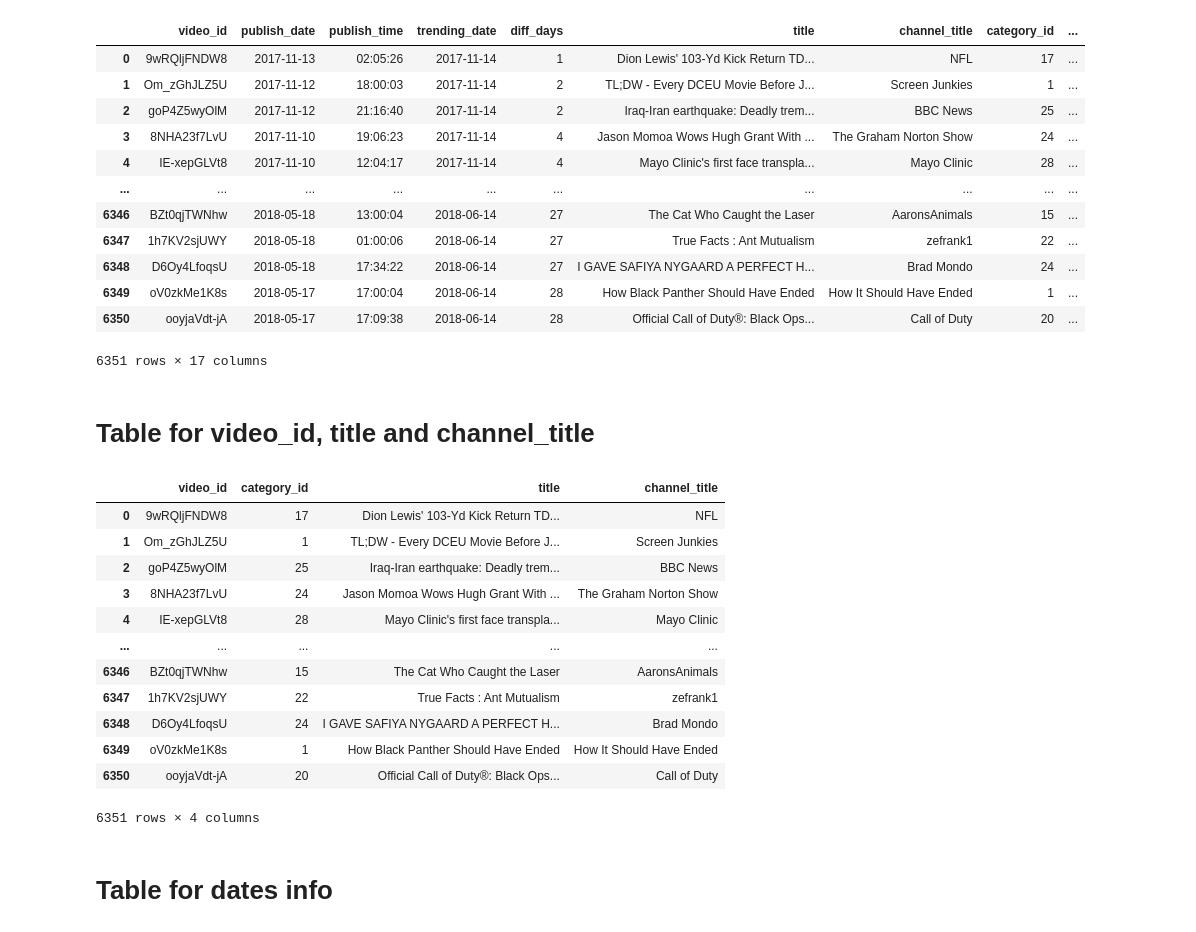
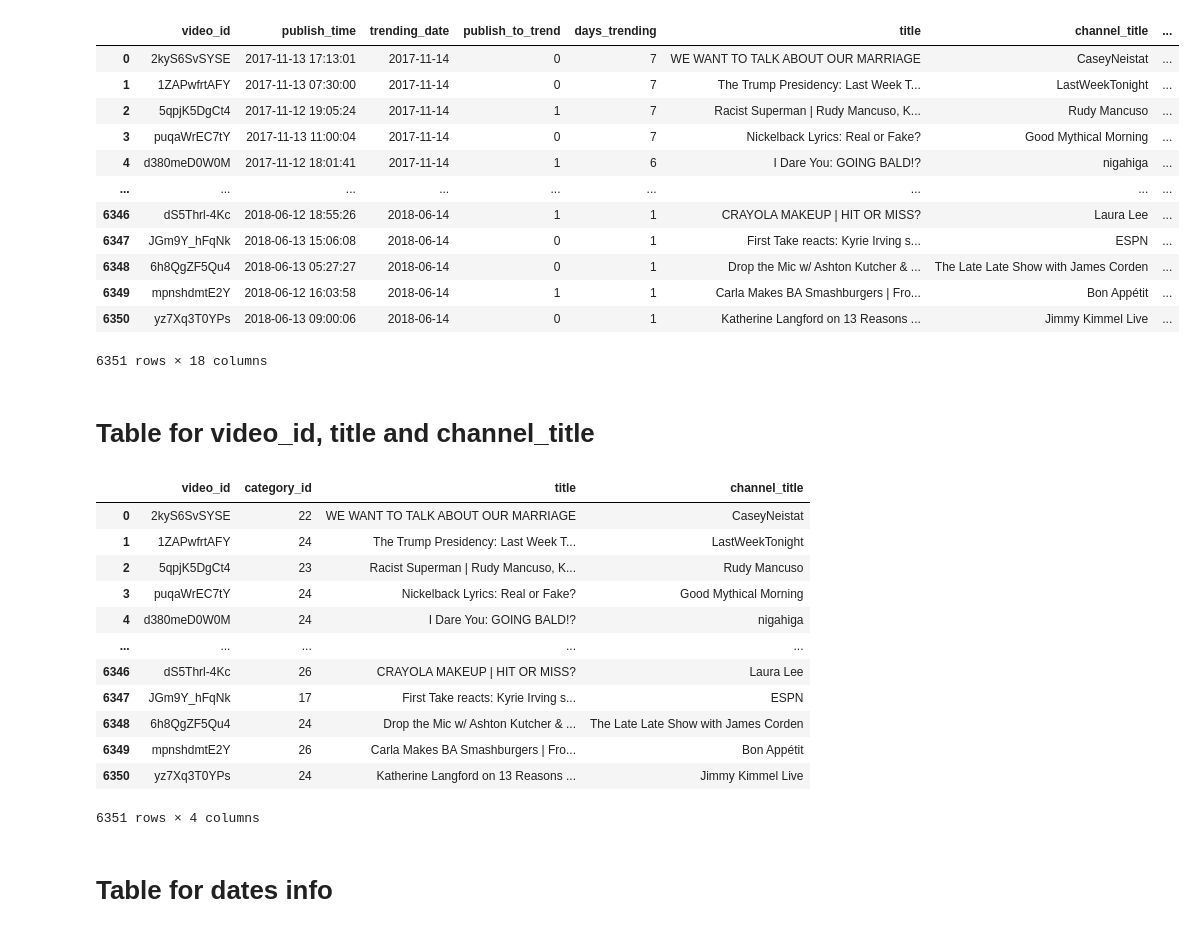
Before and after one commit to GFAmsterdam/Youtube_Trending_Video_Analysis, a Jupyter notebook: Ming/SQL_table_sample/sql_tables.ipynb, the cells around one changed output. Saved outputs shown, nothing was run; the diff lists cells and outputs as text; code cells hidden in the pictures.

Commit message:
updated schema.sql, sql_table.ipynb, US_videos_cleaning_ipynb, exploratory_analysis.ipynb

```diff
--- a/Ming/SQL_table_sample/sql_tables.ipynb
+++ b/Ming/SQL_table_sample/sql_tables.ipynb
@@ -4,23 +4,23 @@ import psycopg2
 from getpass import getpass
 from sqlalchemy import create_engine
 # %%
-file = "../Data/us_videos_cleaned.csv"
+file = "../Data/us_videos_cleaned_2.csv"
 df = pd.read_csv(file)
 df
 # %% [output]
-|  | video_id | publish_date | publish_time | trending_date | diff_days | title | channel_title | category_id | ... |
-| 0 | 9wRQljFNDW8 | 2017-11-13 | 02:05:26 | 2017-11-14 | 1 | Dion Lewis' 103-Yd Kick Return TD... | NFL | 17 | ... |
-| 1 | Om_zGhJLZ5U | 2017-11-12 | 18:00:03 | 2017-11-14 | 2 | TL;DW - Every DCEU Movie Before J... | Screen Junkies | 1 | ... |
-| 2 | goP4Z5wyOlM | 2017-11-12 | 21:16:40 | 2017-11-14 | 2 | Iraq-Iran earthquake: Deadly trem... | BBC News | 25 | ... |
-| 3 | 8NHA23f7LvU | 2017-11-10 | 19:06:23 | 2017-11-14 | 4 | Jason Momoa Wows Hugh Grant With ... | The Graham Norton Show | 24 | ... |
-| 4 | IE-xepGLVt8 | 2017-11-10 | 12:04:17 | 2017-11-14 | 4 | Mayo Clinic's first face transpla... | Mayo Clinic | 28 | ... |
-| ... | ... | ... | ... | ... | ... | ... | ... | ... | ... |
-| 6346 | BZt0qjTWNhw | 2018-05-18 | 13:00:04 | 2018-06-14 | 27 | The Cat Who Caught the Laser | AaronsAnimals | 15 | ... |
-| 6347 | 1h7KV2sjUWY | 2018-05-18 | 01:00:06 | 2018-06-14 | 27 | True Facts : Ant Mutualism | zefrank1 | 22 | ... |
-| 6348 | D6Oy4LfoqsU | 2018-05-18 | 17:34:22 | 2018-06-14 | 27 | I GAVE SAFIYA NYGAARD A PERFECT H... | Brad Mondo | 24 | ... |
-| 6349 | oV0zkMe1K8s | 2018-05-17 | 17:00:04 | 2018-06-14 | 28 | How Black Panther Should Have Ended | How It Should Have Ended | 1 | ... |
-| 6350 | ooyjaVdt-jA | 2018-05-17 | 17:09:38 | 2018-06-14 | 28 | Official Call of Duty®: Black Ops... | Call of Duty | 20 | ... |
+|  | video_id | publish_time | trending_date | publish_to_trend | days_trending | title | channel_title | ... |
+| 0 | 2kyS6SvSYSE | 2017-11-13 17:13:01 | 2017-11-14 | 0 | 7 | WE WANT TO TALK ABOUT OUR MARRIAGE | CaseyNeistat | ... |
+| 1 | 1ZAPwfrtAFY | 2017-11-13 07:30:00 | 2017-11-14 | 0 | 7 | The Trump Presidency: Last Week T... | LastWeekTonight | ... |
+| 2 | 5qpjK5DgCt4 | 2017-11-12 19:05:24 | 2017-11-14 | 1 | 7 | Racist Superman | Rudy Mancuso, K... | Rudy Mancuso | ... |
+| 3 | puqaWrEC7tY | 2017-11-13 11:00:04 | 2017-11-14 | 0 | 7 | Nickelback Lyrics: Real or Fake? | Good Mythical Morning | ... |
+| 4 | d380meD0W0M | 2017-11-12 18:01:41 | 2017-11-14 | 1 | 6 | I Dare You: GOING BALD!? | nigahiga | ... |
+| ... | ... | ... | ... | ... | ... | ... | ... | ... |
+| 6346 | dS5Thrl-4Kc | 2018-06-12 18:55:26 | 2018-06-14 | 1 | 1 | CRAYOLA MAKEUP | HIT OR MISS? | Laura Lee | ... |
+| 6347 | JGm9Y_hFqNk | 2018-06-13 15:06:08 | 2018-06-14 | 0 | 1 | First Take reacts: Kyrie Irving s... | ESPN | ... |
+| 6348 | 6h8QgZF5Qu4 | 2018-06-13 05:27:27 | 2018-06-14 | 0 | 1 | Drop the Mic w/ Ashton Kutcher & ... | The Late Late Show with James Corden | ... |
+| 6349 | mpnshdmtE2Y | 2018-06-12 16:03:58 | 2018-06-14 | 1 | 1 | Carla Makes BA Smashburgers | Fro... | Bon Appétit | ... |
+| 6350 | yz7Xq3T0YPs | 2018-06-13 09:00:06 | 2018-06-14 | 0 | 1 | Katherine Langford on 13 Reasons ... | Jimmy Kimmel Live | ... |
-6351 rows × 17 columns
+6351 rows × 18 columns
 # %% [markdown]
 # Table for video_id, title and channel_title
 # %%
@@ -28,17 +28,17 @@ title_df = df[['video_id', 'category_id', 'title', 'channel_title']]
 title_df
 # %% [output]
 |  | video_id | category_id | title | channel_title |
-| 0 | 9wRQljFNDW8 | 17 | Dion Lewis' 103-Yd Kick Return TD... | NFL |
-| 1 | Om_zGhJLZ5U | 1 | TL;DW - Every DCEU Movie Before J... | Screen Junkies |
-| 2 | goP4Z5wyOlM | 25 | Iraq-Iran earthquake: Deadly trem... | BBC News |
-| 3 | 8NHA23f7LvU | 24 | Jason Momoa Wows Hugh Grant With ... | The Graham Norton Show |
-| 4 | IE-xepGLVt8 | 28 | Mayo Clinic's first face transpla... | Mayo Clinic |
+| 0 | 2kyS6SvSYSE | 22 | WE WANT TO TALK ABOUT OUR MARRIAGE | CaseyNeistat |
+| 1 | 1ZAPwfrtAFY | 24 | The Trump Presidency: Last Week T... | LastWeekTonight |
+| 2 | 5qpjK5DgCt4 | 23 | Racist Superman | Rudy Mancuso, K... | Rudy Mancuso |
+| 3 | puqaWrEC7tY | 24 | Nickelback Lyrics: Real or Fake? | Good Mythical Morning |
+| 4 | d380meD0W0M | 24 | I Dare You: GOING BALD!? | nigahiga |
 | ... | ... | ... | ... | ... |
-| 6346 | BZt0qjTWNhw | 15 | The Cat Who Caught the Laser | AaronsAnimals |
-| 6347 | 1h7KV2sjUWY | 22 | True Facts : Ant Mutualism | zefrank1 |
-| 6348 | D6Oy4LfoqsU | 24 | I GAVE SAFIYA NYGAARD A PERFECT H... | Brad Mondo |
-| 6349 | oV0zkMe1K8s | 1 | How Black Panther Should Have Ended | How It Should Have Ended |
-| 6350 | ooyjaVdt-jA | 20 | Official Call of Duty®: Black Ops... | Call of Duty |
+| 6346 | dS5Thrl-4Kc | 26 | CRAYOLA MAKEUP | HIT OR MISS? | Laura Lee |
+| 6347 | JGm9Y_hFqNk | 17 | First Take reacts: Kyrie Irving s... | ESPN |
+| 6348 | 6h8QgZF5Qu4 | 24 | Drop the Mic w/ Ashton Kutcher & ... | The Late Late Show with James Corden |
+| 6349 | mpnshdmtE2Y | 26 | Carla Makes BA Smashburgers | Fro... | Bon Appétit |
+| 6350 | yz7Xq3T0YPs | 24 | Katherine Langford on 13 Reasons ... | Jimmy Kimmel Live |
 6351 rows × 4 columns
 # %% [markdown]
 # Table for dates info
```
Also changed, not shown: parts of 5 cells of this notebook, 2 other files.
